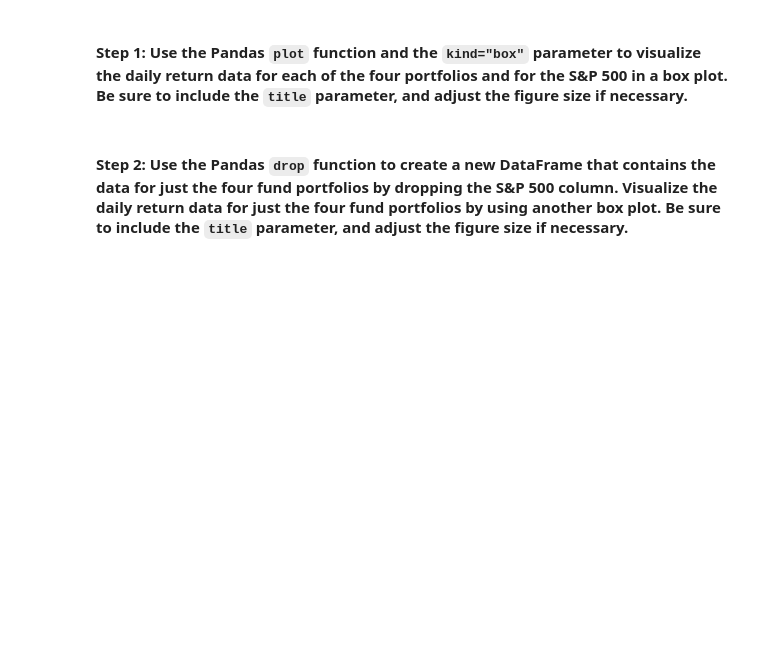
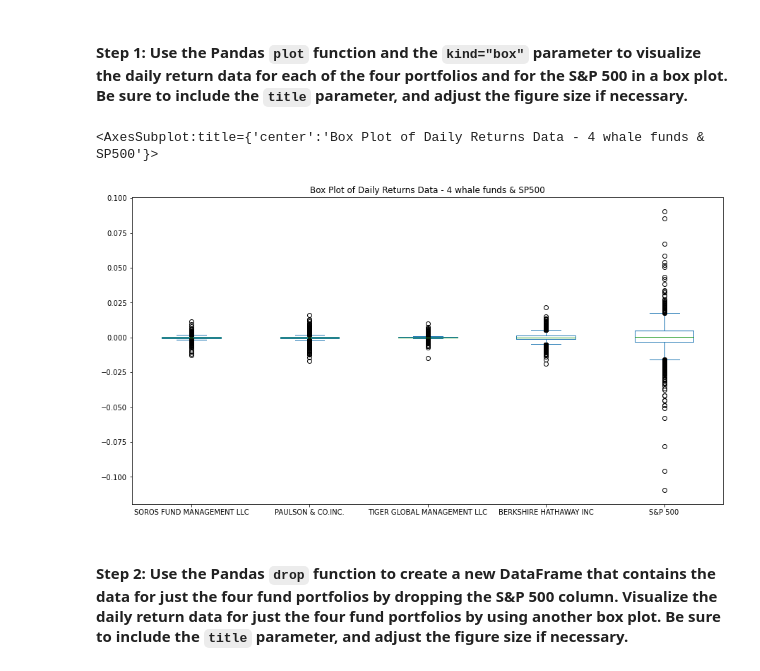
Before and after one commit to TaoNYC/columbia_fintech, a Jupyter notebook: Challenge_4_Quantative_Portfolio_Analysis/risk_return_analysis.ipynb, the cells around one changed output. Cells and saved outputs as stored; diff of their text form; code cells hidden in the pictures; blank space fills up the shorter version.

```diff
--- a/Challenge_4_Quantative_Portfolio_Analysis/risk_return_analysis.ipynb
+++ b/Challenge_4_Quantative_Portfolio_Analysis/risk_return_analysis.ipynb
@@ -189,7 +221,11 @@ Analyze the volatility of each of the four fund portfolios and of the S&P 500 In
 # %%
 # Use the daily return data to create box plots to visualize the volatility of the 4 funds and the S&P 500
 # Include a title parameter and adjust the figure size
 # YOUR CODE HERE
+daily_return_whales_nav_df.plot.box(figsize=(15,8),title='Box Plot of Daily Returns Data - 4 whale funds & SP500')
+# %% [output]
+<AxesSubplot:title={'center':'Box Plot of Daily Returns Data - 4 whale funds & SP500'}>
+[figure, added]
 # %% [markdown]
 #### Step 2: Use the Pandas `drop` function to create a new DataFrame that contains the data for just the four fund portfolios by dropping the S&P 500 column. Visualize the daily return data for just the four fund portfolios by using another box plot. Be sure to include the `title` parameter, and adjust the figure size if necessary.
 # %%
```
Also changed, not shown: parts of 5 cells of this notebook.
